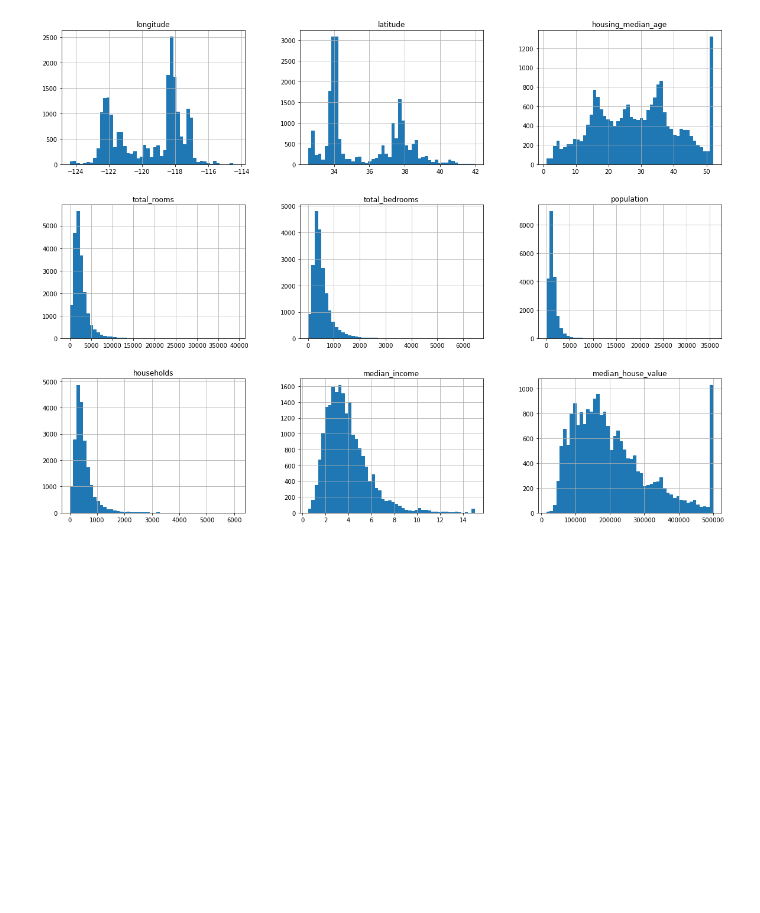
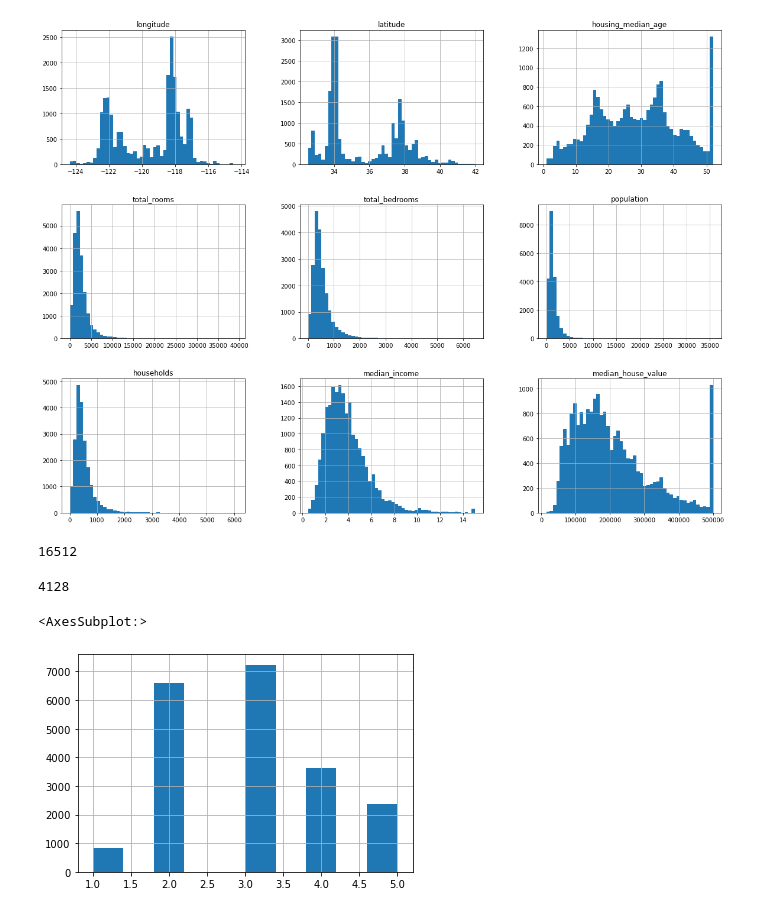
Before and after one commit to lsudupe/Learning-ML, a Jupyter notebook: Housing.ipynb, the cells around one changed output. Drawn from its saved outputs; the diff is of its cells as text; code cells hidden in the pictures; blank space fills up the shorter version.

Commit message:
train_test with scikit and categorized good predictor

```diff
--- a/Housing.ipynb
+++ b/Housing.ipynb
@@ -101,3 +102,12 @@ def split_train_test(data, test_ratio):
     test_indices = shuffled_indices[:test_set_size]   #take shuffled indices left
     train_indices = shuffled_indices[test_set_size:]    #take shuffed indices rigth
     return data.iloc[train_indices], data.iloc[test_indices]   #return indices position in dataframe (row,column)
+# %%
+train_set, test_set = split_train_test(housing, 0.2)
+len(train_set)
+# %% [output]
+16512
+# %%
+len(test_set)
+# %% [output]
+4128
@@ -103,0 +119,11 @@ def split_train_test(data, test_ratio):
+# %%
+#our predictor variable has to be representative in the test set, in this case, medium income.
+#convert in categorical variable
+
+housing["income_cat"] = pd.cut(housing["median_income"],
+                              bins = [0., 1.5, 3.0, 4.5, 6., np.inf],
+                              labels = [1, 2, 3, 4, 5])
+housing["income_cat"].hist()
+# %% [output]
+<AxesSubplot:>
+[figure, added]
```
Also changed, not shown: parts of 3 cells of this notebook.
